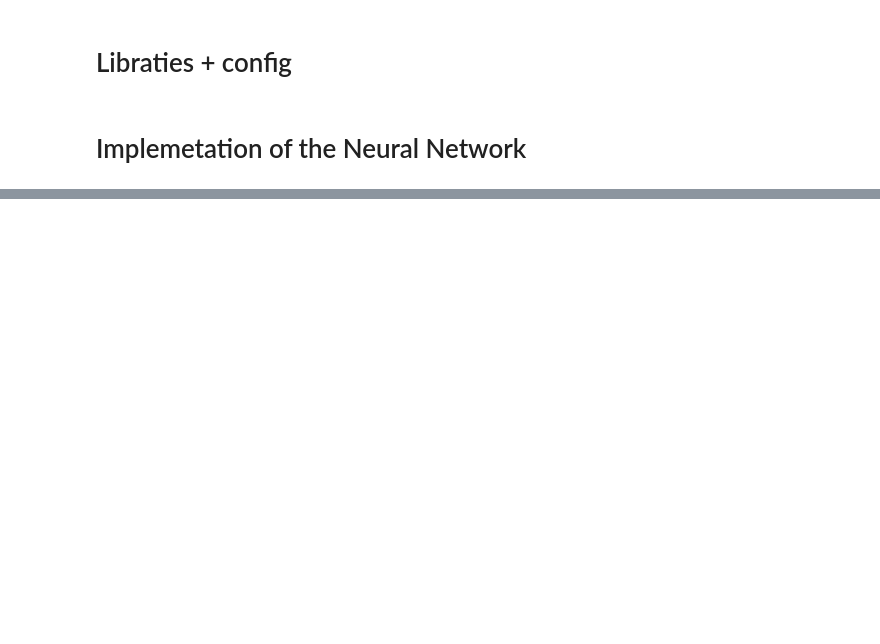
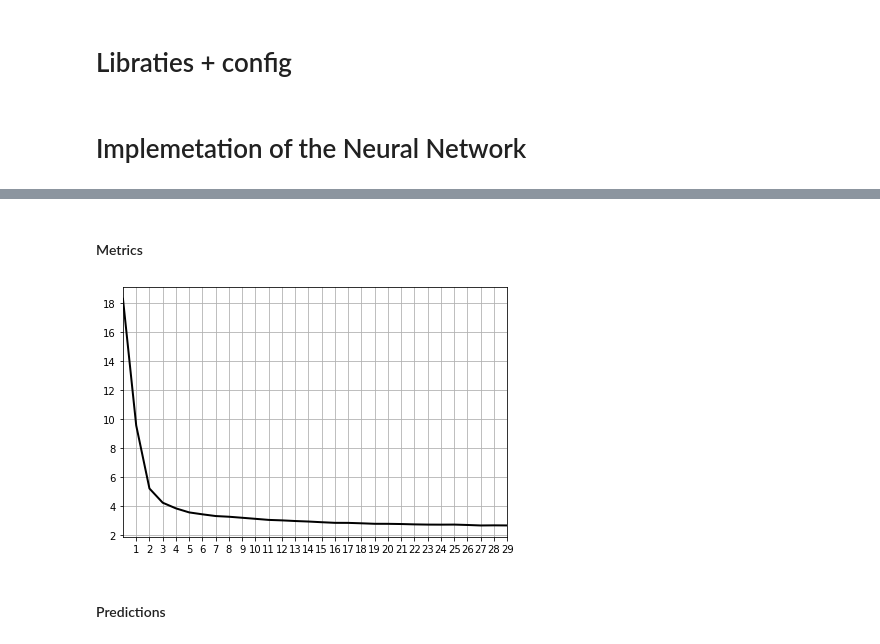
Before and after one commit to hplbrayan/Neural-Network-From-Scratch, a Jupyter notebook: notebooks/proofs.ipynb, the cells around one changed output, grey strips where cells are left out. Drawn from its saved outputs; the diff is of its cells as text; code cells hidden in the pictures; blank space fills up the shorter version.

Commit message:
notebookk 2.0 add Neural network implementation

```diff
--- a/notebooks/proofs.ipynb
+++ b/notebooks/proofs.ipynb
@@ -53,0 +93,18 @@ plot_af(x=np.linspace(-10,10, 100), af=act_gelu.act, daf=act_gelu.dadz, af_ylabe
+# %%
+# Init the Nn
+nn = NeuralNetWork(input_shape=(None, X.shape[1]))
+nn.input_shape
+
+# Activations to use
+relu = ReLU()
+iden = Identity()
+
+# architecture
+nn.add(128, relu)
+nn.add(64,  relu)
+nn.add(32,  relu)
+nn.add(32,  relu)
+nn.add(1,   iden)
+
+# Then each layer has the following shape
+nn.layer_shapes
@@ -53,0 +143,3 @@ plot_af(x=np.linspace(-10,10, 100), af=act_gelu.act, daf=act_gelu.dadz, af_ylabe
+# %%
+# training
+nn.fit(X=X, y=y, batch_size=32, epochs=30)
@@ -53,0 +164,18 @@ plot_af(x=np.linspace(-10,10, 100), af=act_gelu.act, daf=act_gelu.dadz, af_ylabe
+# %% [markdown]
+#### Metrics
+# %%
+fig, ax = plt.subplots()
+
+loss_average = np.mean(np.reshape(nn.losses, (nn.epochs, -1)), axis=1)
+ax.plot(loss_average, c="k", lw=2)
+
+ax.set_xlim(0, len(loss_average)-1)
+ax.set_xticks(range(1, len(loss_average)), range(1,len(loss_average)))
+
+ax.grid()
+plt.tight_layout()
+plt.show()
+# %% [output]
+[figure, added]
+# %% [markdown]
+#### Predictions
```
Also changed, not shown: parts of 16 cells of this notebook, 2 other files.
